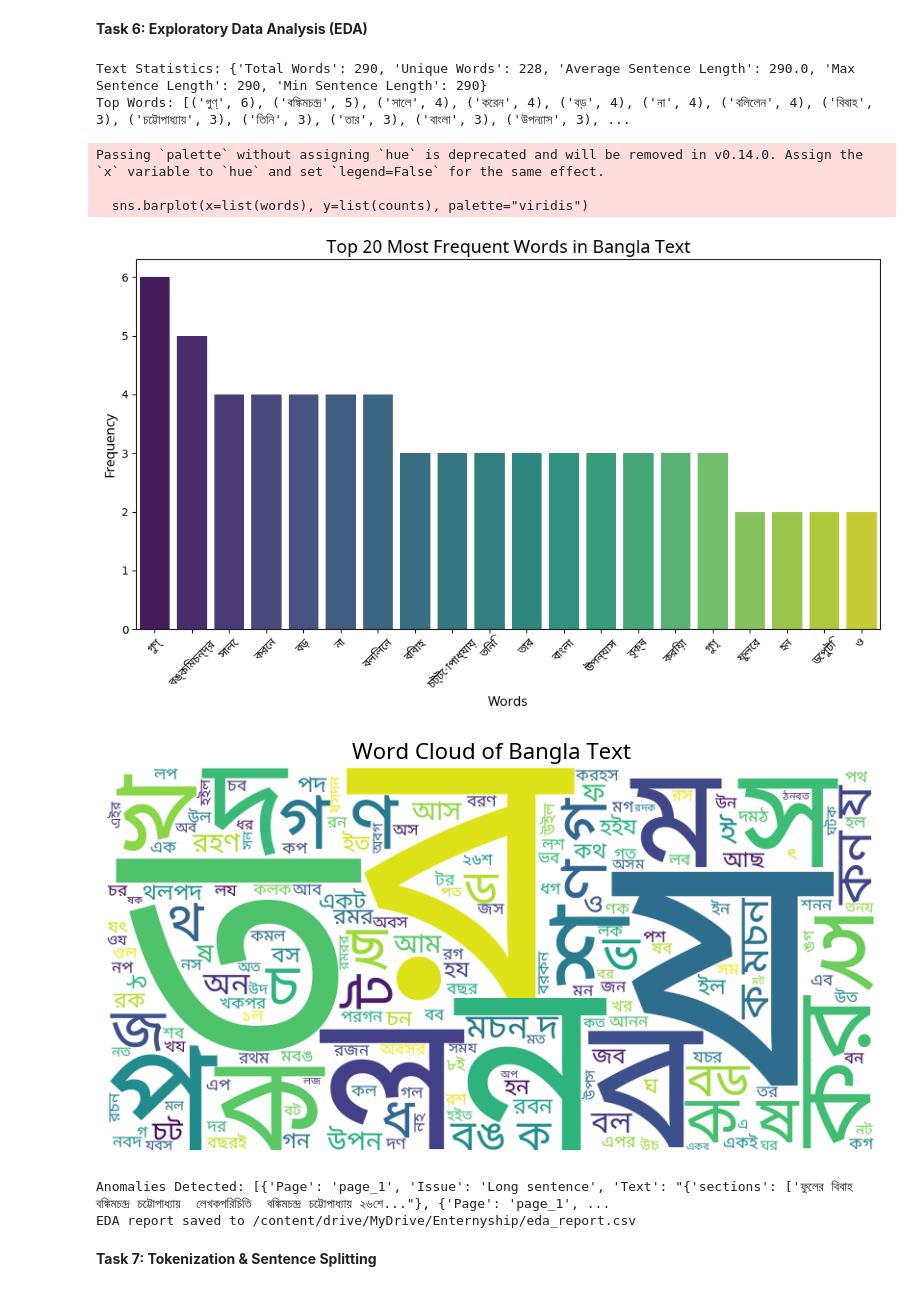
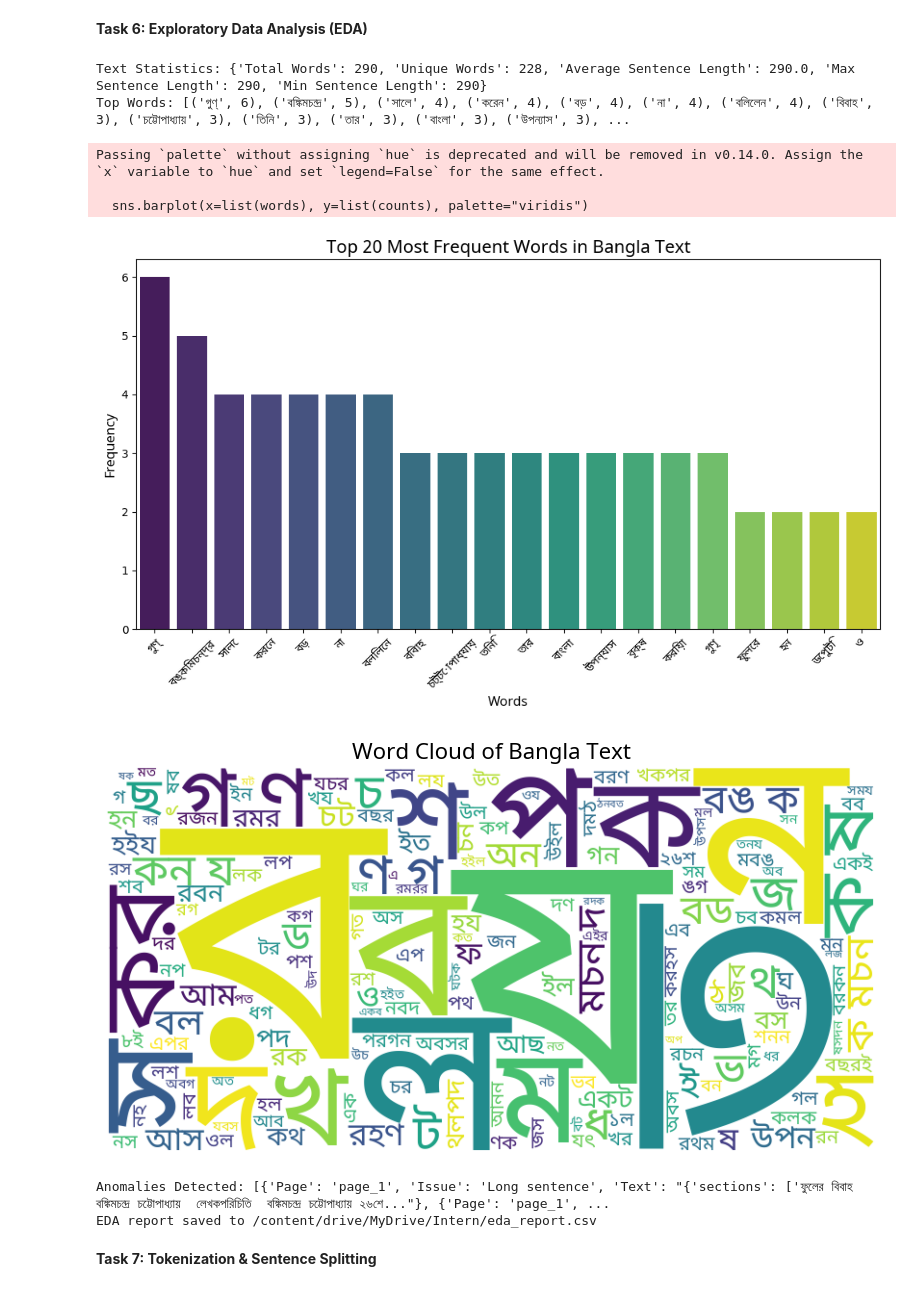
Before and after one commit to shahidurrahmands/BNLTK, a Jupyter notebook: BNLTK.ipynb, the cells around one changed output. Saved outputs shown, nothing was run; the diff lists cells and outputs as text; code cells hidden in the pictures.

```diff
--- a/BNLTK.ipynb
+++ b/BNLTK.ipynb
@@ -134,8 +134,8 @@ import json
 import re
 
 # Load extracted text
-input_file = "/content/drive/MyDrive/Enternyship/raw_extracted.json"
-output_file = "/content/drive/MyDrive/Enternyship/segmented_data.json"
+input_file = "/content/drive/MyDrive/Intern/raw_extracted.json"
+output_file = "/content/drive/MyDrive/Intern/segmented_data.json"
 
 with open(input_file, "r", encoding="utf-8") as f:
     extracted_data = json.load(f)
@@ -185,8 +185,8 @@ import json
 import re
 
 # Load segmented data
-input_file = "/content/drive/MyDrive/Enternyship/segmented_data.json"
-output_file = "/content/drive/MyDrive/Enternyship/cleaned_segments.json"
+input_file = "/content/drive/MyDrive/Intern/segmented_data.json"
+output_file = "/content/drive/MyDrive/Intern/cleaned_segments.json"
 
 with open(input_file, "r", encoding="utf-8") as f:
     segmented_data = json.load(f)
@@ -246,9 +246,9 @@ import string
 import unicodedata
 
 # Load cleaned text
-input_file = "/content/drive/MyDrive/Enternyship/cleaned_segments.json"
-output_file = "/content/drive/MyDrive/Enternyship/normalized_text.json"
-correction_log_file = "/content/drive/MyDrive/Enternyship/correction_log.csv"
+input_file = "/content/drive/MyDrive/Intern/cleaned_segments.json"
+output_file = "/content/drive/MyDrive/Intern/normalized_text.json"
+correction_log_file = "/content/drive/MyDrive/Intern/correction_log.csv"
 
 # Load the cleaned segmented data from the JSON file
 with open(input_file, "r", encoding="utf-8") as f:
@@ -371,9 +371,9 @@ except LookupError:
     nltk.download("punkt")
 
 # Define file paths
-normalized_json = "/content/drive/MyDrive/Enternyship/normalized_text.json"
-eda_report_csv = "/content/drive/MyDrive/Enternyship/eda_report.csv"
-bengali_font_path = "/content/drive/MyDrive/Enternyship/bangla-font/static/NotoSansBengali-Regular.ttf"
+normalized_json = "/content/drive/MyDrive/Intern/normalized_text.json"
+eda_report_csv = "/content/drive/MyDrive/Intern/eda_report.csv"
+bengali_font_path = "/content/drive/MyDrive/Intern/bangla-font/static/NotoSansBengali-Regular.ttf"
 
 # Check if the Bengali font file exists
 font_prop = fm.FontProperties(fname=bengali_font_path) if os.path.exists(bengali_font_path) else None
@@ -450,7 +450,7 @@ def generate_visualizations(text_data):
         plt.ylabel("Frequency", fontsize=12)
         plt.xticks(rotation=45)
 
-    plt.savefig("/content/drive/MyDrive/Enternyship/top_words.png")
+    plt.savefig("/content/drive/MyDrive/Intern/top_words.png")
     plt.show()
 
     # Generate Word Cloud
@@ -468,7 +468,7 @@ def generate_visualizations(text_data):
     else:
         plt.title("Word Cloud of Bangla Text", fontsize=16)
 
-    plt.savefig("/content/drive/MyDrive/Enternyship/wordcloud.png")
+    plt.savefig("/content/drive/MyDrive/Intern/wordcloud.png")
     plt.show()
 
 # To detect anomalies
@@ -512,36 +512,36 @@ def main():
         print(f"Top Words: {frequent_words}")
 
         # Generate visualizations
         generate_visualizations(text_data)
 
         # Detect anomalies
         anomalies = detect_anomalies(text_data)
         print(f"Anomalies Detected: {anomalies}")
 
         # Save EDA Report as CSV
         eda_data = pd.DataFrame([text_stats])
         eda_data.to_csv(eda_report_csv, index=False)
 
         print(f"EDA report saved to {eda_report_csv}")
 
     except json.JSONDecodeError:
         print(f" Error: Failed to parse '{normalized_json}'. Ensure it's a valid JSON file.")
     except Exception as e:
         print(f"Unexpected error: {e}")
 
 # Run script
 if __name__ == "__main__":
     main()
 # %% [output]
 Text Statistics: {'Total Words': 290, 'Unique Words': 228, 'Average Sentence Length': 290.0, 'Max Sentence Length': 290, 'Min Sentence Length': 290}
 Top Words: [('গুণ্', 6), ('বঙ্কিমচন্দ্র', 5), ('সালে', 4), ('করেন', 4), ('বড়', 4), ('না', 4), ('বলিলেন', 4), ('বিবাহ', 3), ('চট্টোপাধ্যায়', 3), ('তিনি', 3), ('তার', 3), ('বাংলা', 3), ('উপন্যাস', 3), ...
 Passing `palette` without assigning `hue` is deprecated and will be removed in v0.14.0. Assign the `x` variable to `hue` and set `legend=False` for the same effect.
 
   sns.barplot(x=list(words), y=list(counts), palette="viridis")
 [figure]
-[figure, old version]
+[figure, new version]
 Anomalies Detected: [{'Page': 'page_1', 'Issue': 'Long sentence', 'Text': "{'sections': ['ফুলের বিবাহ  বঙ্কিমচন্দ্র চট্টোপাধ্যায়  লেখকপরিচিতি  বঙ্কিমচন্দ্র চট্টোপাধ্যায় ২৬শে..."}, {'Page': 'page_1', ...
-EDA report saved to /content/drive/MyDrive/Enternyship/eda_report.csv
+EDA report saved to /content/drive/MyDrive/Intern/eda_report.csv
 # %% [markdown]
  **Task 7: Tokenization & Sentence Splitting**
 # %% [markdown]
```
Also changed, not shown: parts of 14 cells of this notebook.
